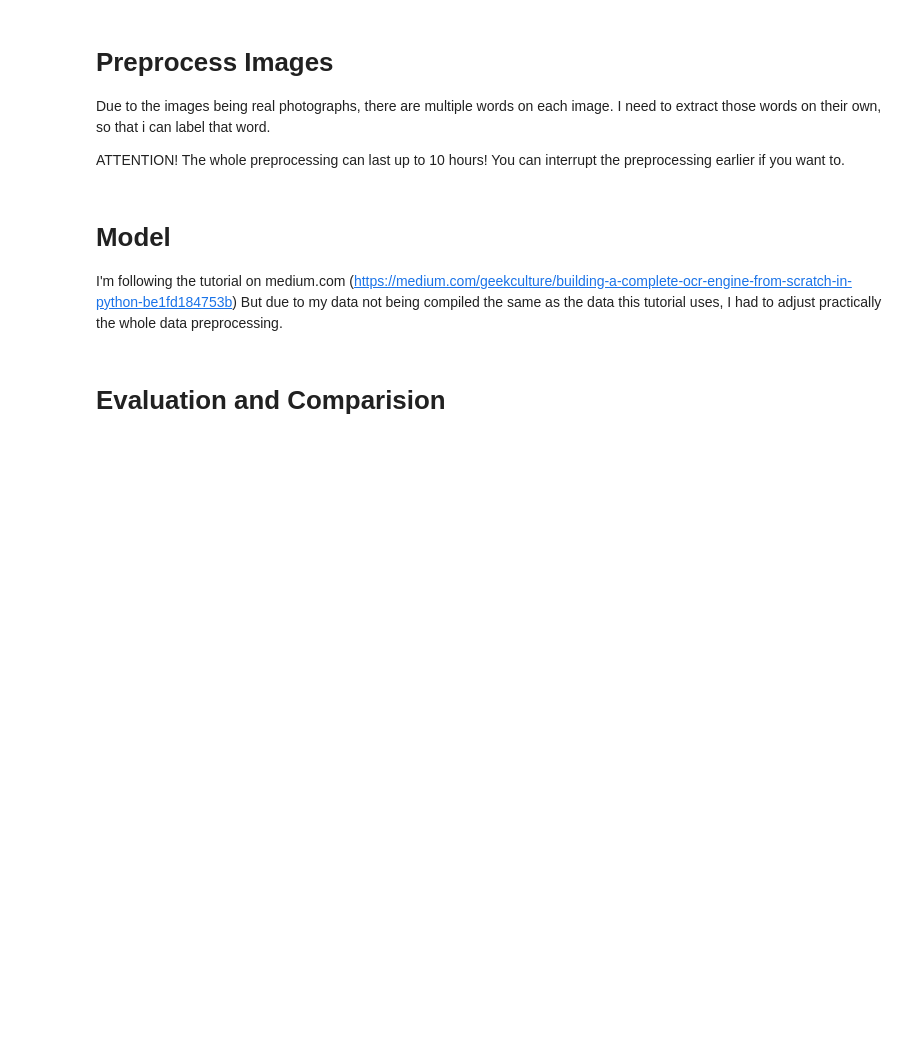
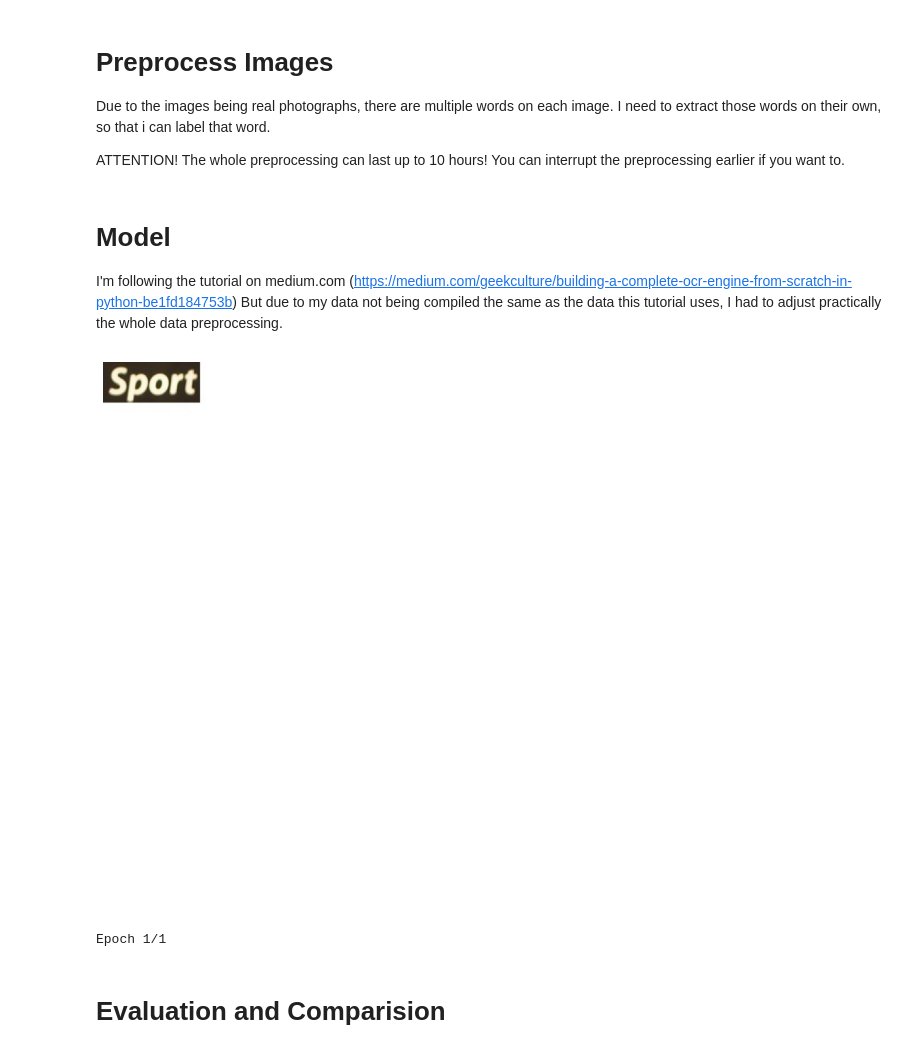
Before and after one commit to looopic/ML2Project, a Jupyter notebook: ML2Project.ipynb, the cells around one changed output. Cells and saved outputs as stored; diff of their text form; code cells hidden in the pictures; blank space fills up the shorter version.

Commit message:
Dataset created

```diff
--- a/ML2Project.ipynb
+++ b/ML2Project.ipynb
@@ -238,12 +306,17 @@ ec = EarlyStopping(patience=3, restore_best_weights=True)
+# %%
+import matplotlib.pyplot as plt
+
+fig, ax = plt.subplots(figsize=(10, 10))
+ax.imshow(plt.imread("/content/preprocessed_images/1.jpg"))
+ax.axis('off')
+plt.show()
+# %% [output]
+[figure, added]
 # %%
 
-epochs = 5
-train_generator = batch_generator(training_indices, images, encoded_labels, batch_size)
-test_generator = batch_generator(test_indices, images, encoded_labels, batch_size)
-
-physical_devices = tf.config.list_physical_devices('GPU')
-for device in physical_devices:
-    tf.config.experimental.set_memory_growth(device, True)
+epochs = 1
+#train_generator = batch_generator(training_indices, images, encoded_labels, batch_size)
+#test_generator = batch_generator(test_indices, images, encoded_labels, batch_size)
 
 # Clear the memory after each epoch
 def clear_memory():
@@ -252,20 +325,16 @@ def clear_memory():
     gc.collect()
     tf.keras.backend.clear_session()
 
-num_epochs = 10
-for epoch in range(num_epochs):
-    print(f"Epoch {epoch+1}/{num_epochs}")
+for epoch in range(epochs):
+    print(f"Epoch {epoch+1}/{epochs}")
 
     # Train the model
     model.fit(
-        train_generator,
-        steps_per_epoch=len(training_indices) // batch_size,
-        epochs=1,
-        validation_data=test_generator,
-        validation_steps=len(test_indices) // batch_size,
-        callbacks=[mc, ec],
-        shuffle=True
-   )
+        train_dataset,
+        epochs=epochs,
+        validation_data=test_dataset,
+        callbacks=[mc, ec]
+    )
 
     # Clear the memory
     clear_memory()
@@ -273,5 +342,7 @@ for epoch in range(num_epochs):
 
 #model.evaluate(X_test, y_test)
 model.save('/content/ocr_model.h5')
+# %% [output]
+Epoch 1/1
 # %% [markdown]
 # Evaluation and Comparision
```
Also changed, not shown: parts of 5 cells of this notebook.
